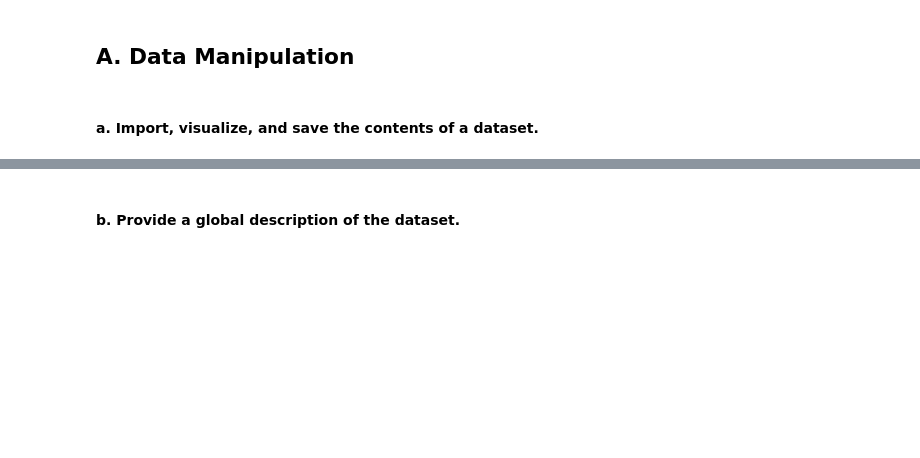
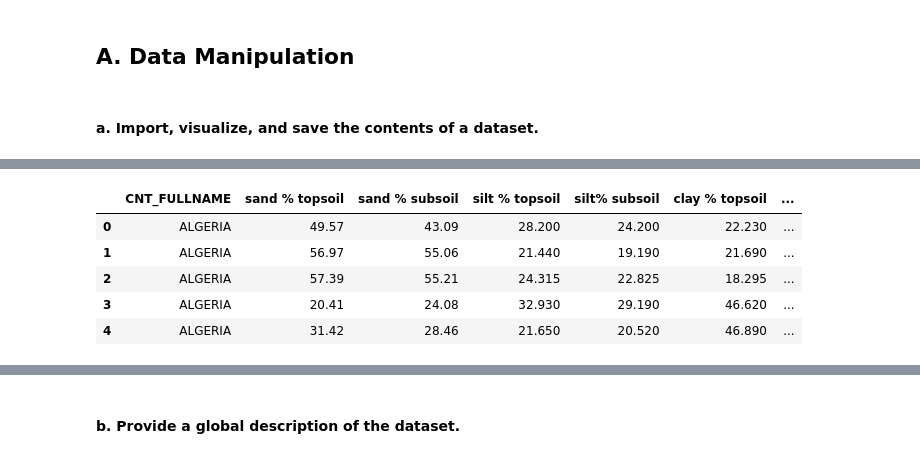
Before and after one commit to Rac11m/part1_dm, a Jupyter notebook: Code/dm.ipynb, the cells around one changed output, grey strips where cells are left out. Saved outputs shown, nothing was run; the diff lists cells and outputs as text; code cells hidden in the pictures; blank space fills up the shorter version.

```diff
--- a/Code/dm.ipynb
+++ b/Code/dm.ipynb
@@ -6,0 +9,13 @@
+# %%
+import pandas as pd
+import numpy as np
+import io
+
+df = pd.read_excel('../Data/soil_dz_allprops.xlsx')
+
+# buffer = io.StringIO()
+# df.info(show_counts=True, verbose=True, buf=buffer)
+df.info(show_counts=True, verbose=True)
+# s = buffer.getvalue()
+# with open('./files/soil_dz_attributs_infos.txt', 'w') as f:
+#     f.write(s)
@@ -6,0 +40,11 @@
+# %%
+pd.set_option('display.max_columns', None)
+df_no_geometry = df.drop('geometry', axis=1)
+df_no_geometry.head()
+# %% [output]
+|  | CNT_FULLNAME | sand % topsoil | sand % subsoil | silt % topsoil | silt% subsoil | clay % topsoil | ... |
+| 0 | ALGERIA | 49.57 | 43.09 | 28.200 | 24.200 | 22.230 | ... |
+| 1 | ALGERIA | 56.97 | 55.06 | 21.440 | 19.190 | 21.690 | ... |
+| 2 | ALGERIA | 57.39 | 55.21 | 24.315 | 22.825 | 18.295 | ... |
+| 3 | ALGERIA | 20.41 | 24.08 | 32.930 | 29.190 | 46.620 | ... |
+| 4 | ALGERIA | 31.42 | 28.46 | 21.650 | 20.520 | 46.890 | ... |
```
Also changed, not shown: parts of 4 cells of this notebook, 2 other files.
